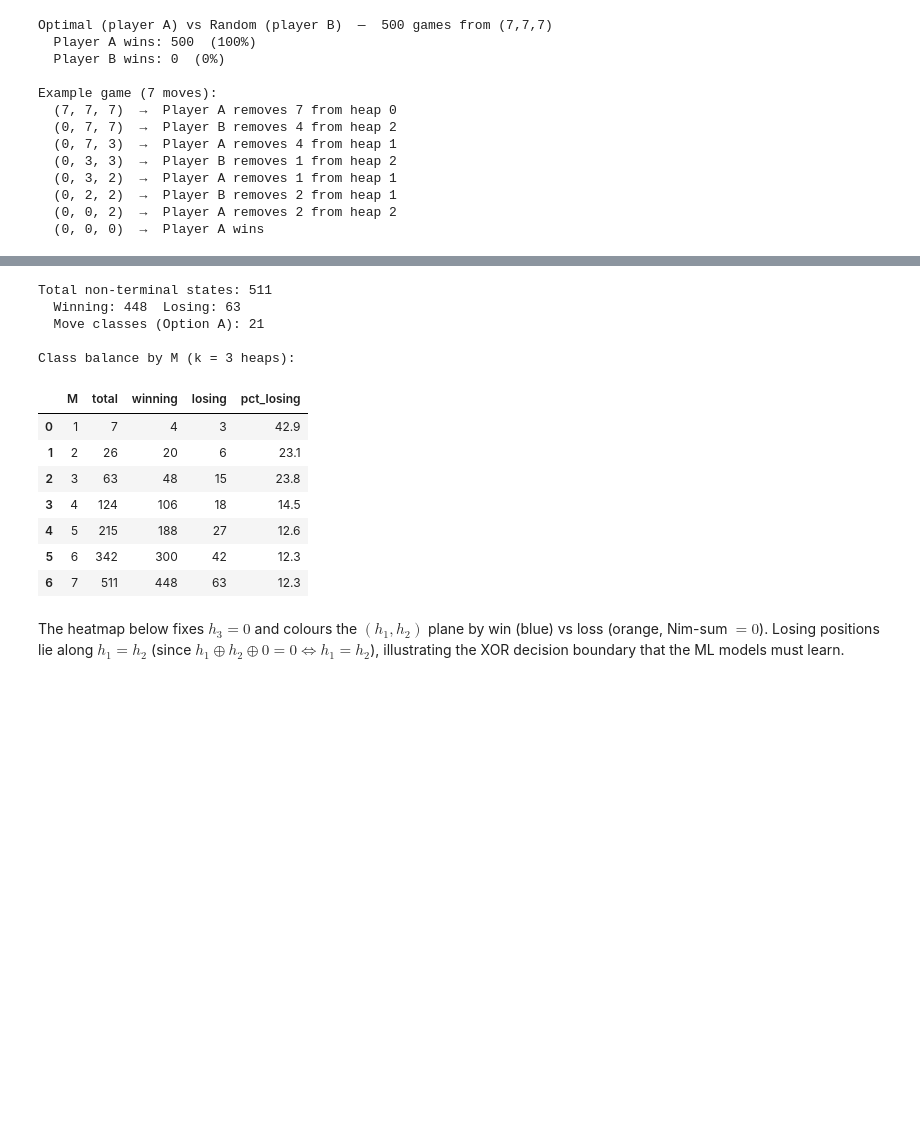
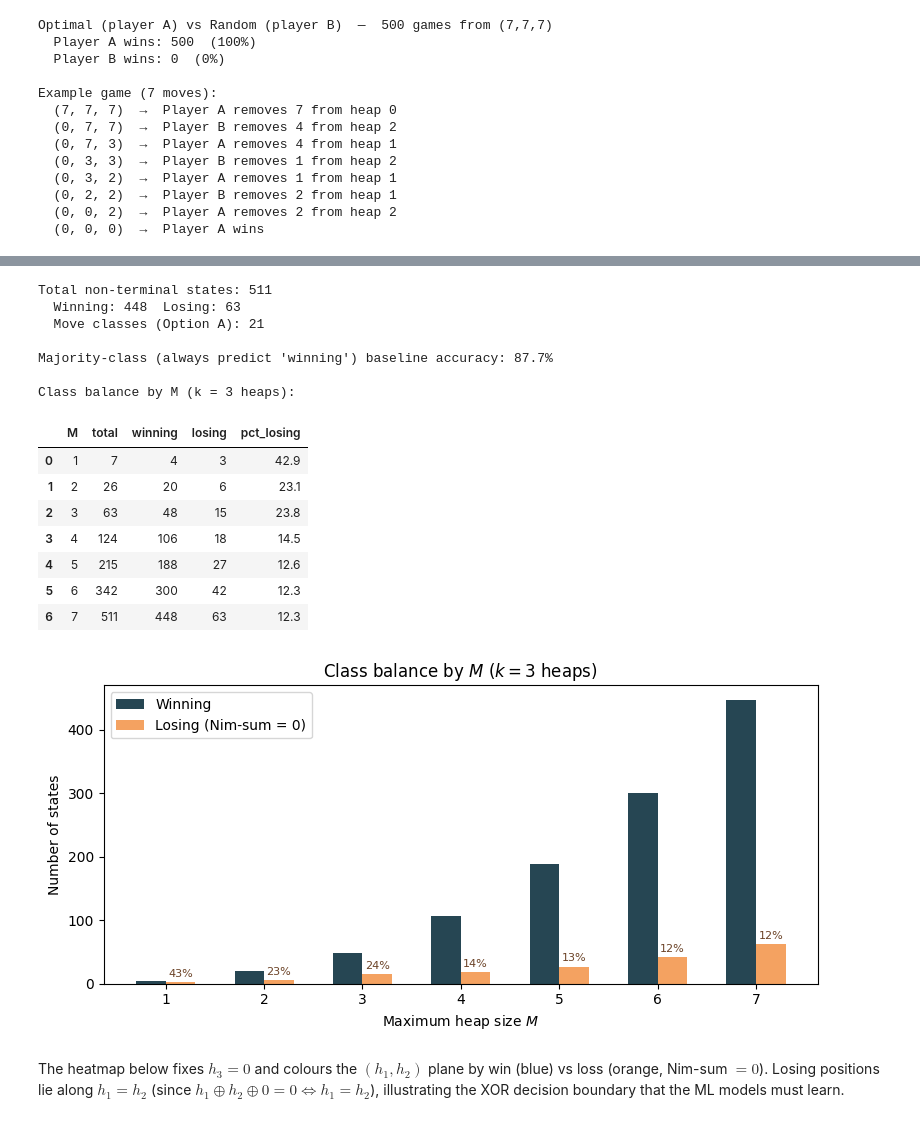
Before and after one commit to gelbh/comp47950-qml-project, a Jupyter notebook: notebooks/qml_project.ipynb, the cells around one changed output, grey strips where cells are left out. Saved outputs shown, nothing was run; the diff lists cells and outputs as text; code cells hidden in the pictures; blank space fills up the shorter version.

Commit message:
chore(notebook): integrate classical baselines and nim data/symmetry

```diff
--- a/notebooks/qml_project.ipynb
+++ b/notebooks/qml_project.ipynb
@@ -144,26 +169,47 @@ Data generation is implemented in `qml_project.nim.data`.
 # %%
 dataset = generate_dataset(k=3, M=7, random_state=42)
 print(f"Total non-terminal states: {len(dataset)}")
 print(f"  Winning: {dataset.is_winning.sum()}  Losing: {(1 - dataset.is_winning).sum()}")
 print(f"  Move classes (Option A): {dataset.n_classes_move}")
 
+maj_acc = majority_baseline_accuracy(dataset.is_winning)
+print(f"\nMajority-class (always predict 'winning') baseline accuracy: {maj_acc:.1%}")
+
 balance = class_balance_table(M_values=range(1, 8), k=3)
 print("\nClass balance by M (k = 3 heaps):")
-balance
+display(balance)
+
+fig, ax = plt.subplots(figsize=(8, 4))
+x = balance["M"]
+ax.bar(x - 0.15, balance["winning"], width=0.3, label="Winning", color="#264653")
+ax.bar(x + 0.15, balance["losing"], width=0.3, label="Losing (Nim-sum = 0)", color="#f4a261")
+for i, row in balance.iterrows():
+    ax.text(row["M"] + 0.15, row["losing"] + 5, f"{row['pct_losing']:.0f}%",
+            ha="center", va="bottom", fontsize=8, color="#6b4226")
+ax.set_xlabel("Maximum heap size $M$")
+ax.set_ylabel("Number of states")
+ax.set_title("Class balance by $M$ ($k = 3$ heaps)")
+ax.legend()
+ax.set_xticks(range(1, 8))
+plt.tight_layout()
+plt.show()
 # %% [output]
 Total non-terminal states: 511
   Winning: 448  Losing: 63
   Move classes (Option A): 21
 
+Majority-class (always predict 'winning') baseline accuracy: 87.7%
+
 Class balance by M (k = 3 heaps):
 |  | M | total | winning | losing | pct_losing |
 | 0 | 1 | 7 | 4 | 3 | 42.9 |
 | 1 | 2 | 26 | 20 | 6 | 23.1 |
 | 2 | 3 | 63 | 48 | 15 | 23.8 |
 | 3 | 4 | 124 | 106 | 18 | 14.5 |
 | 4 | 5 | 215 | 188 | 27 | 12.6 |
 | 5 | 6 | 342 | 300 | 42 | 12.3 |
 | 6 | 7 | 511 | 448 | 63 | 12.3 |
+[figure, added]
 # %% [markdown]
 The heatmap below fixes $h_3 = 0$ and colours the $(h_1, h_2)$ plane by win (blue) vs loss (orange, Nim-sum $= 0$).  Losing positions lie along $h_1 = h_2$ (since $h_1 \oplus h_2 \oplus 0 = 0 \iff h_1 = h_2$), illustrating the XOR decision boundary that the ML models must learn.
 # %%
```
Also changed, not shown: parts of 40 cells of this notebook.
